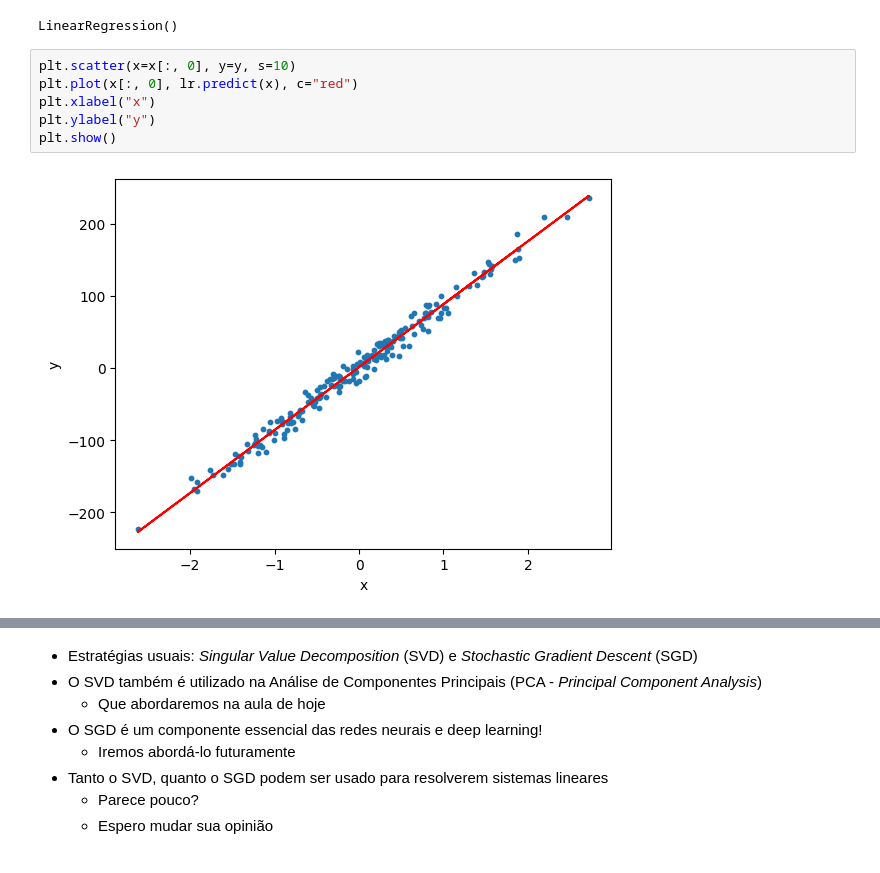
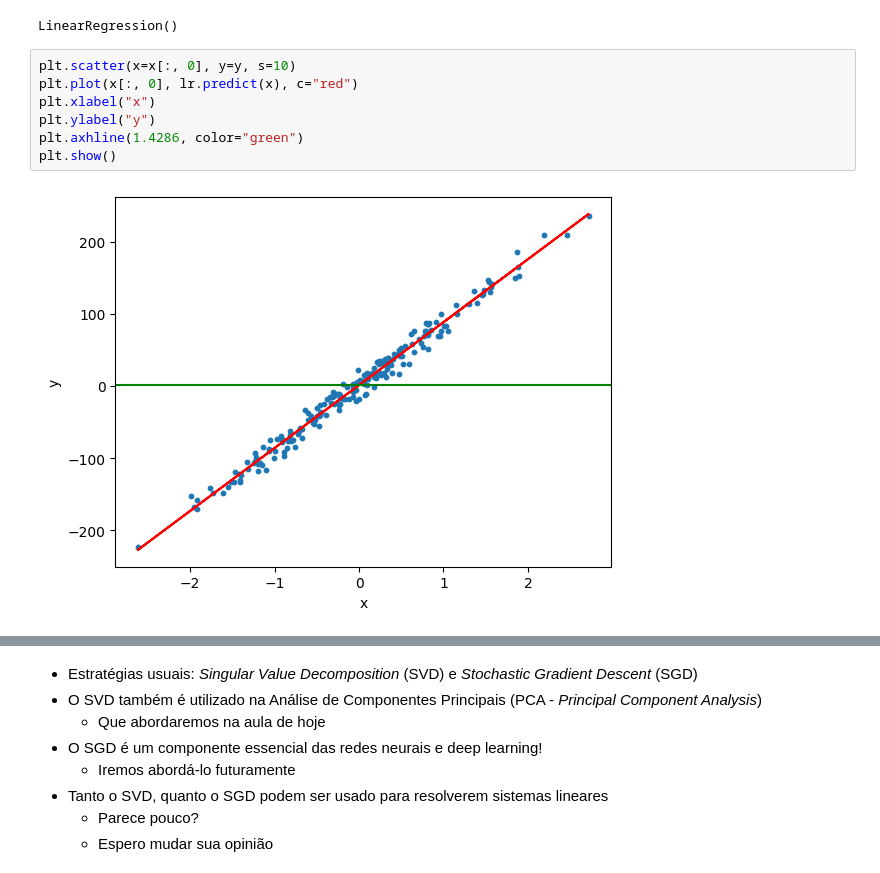
Before and after one commit to smastelini/eng-soft-ml-uel, a Jupyter notebook: aula-4.ipynb, the cells around one changed output, grey strips where cells are left out. Saved outputs shown, nothing was run; the diff lists cells and outputs as text.

```diff
--- a/aula-4.ipynb
+++ b/aula-4.ipynb
@@ -91,11 +91,12 @@ LinearRegression()
 # %%
 plt.scatter(x=x[:, 0], y=y, s=10)
 plt.plot(x[:, 0], lr.predict(x), c="red")
 plt.xlabel("x")
 plt.ylabel("y")
+plt.axhline(1.4286, color="green")
 plt.show()
 # %% [output]
-[figure, old version]
+[figure, new version]
 # %%
 lr.coef_, lr.intercept_
 # %% [output]
```
Also changed, not shown: parts of 57 cells of this notebook, 1 other file.
